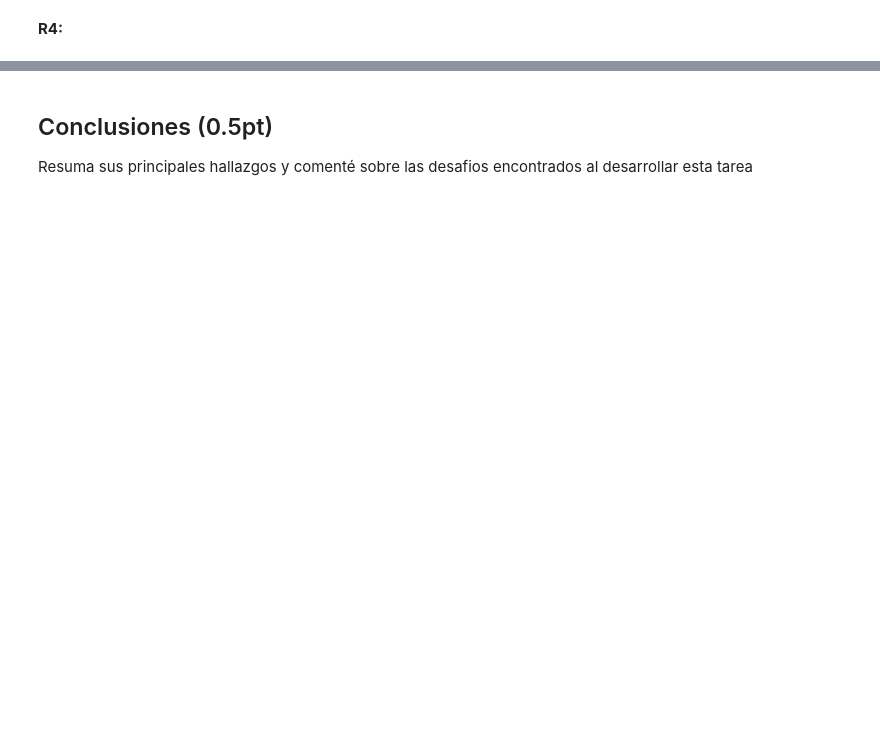
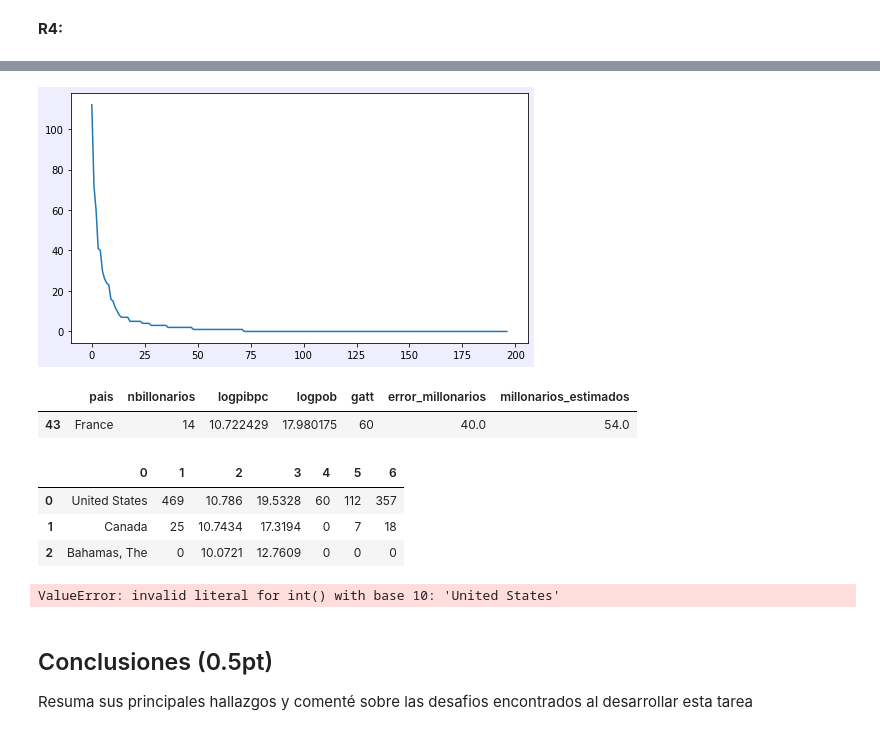
Before and after one commit to Valrojo/info147u2, a Jupyter notebook: info147_tarea2.ipynb, the cells around one changed output, grey strips where cells are left out. Cells and saved outputs as stored; diff of their text form; code cells hidden in the pictures; blank space fills up the shorter version.

```diff
--- a/info147_tarea2.ipynb
+++ b/info147_tarea2.ipynb
@@ -718,0 +632,7 @@ params
+# %%
+millonarios_estimados = np.round(y_estim_BFGS)
+# %%
+error_millonarios = np.abs(millonarios_real-millonarios_estimados)
+# %%
+datos['error_millonarios'] = error_millonarios
+datos['millonarios_estimados'] = millonarios_estimados
@@ -718,0 +660,16 @@ params
+# %%
+error_millonarios_ordenado = np.sort(datos["error_millonarios"])[::-1]
+# %%
+fig, ax = plt.subplots(figsize=(7, 4), tight_layout=True, facecolor='#EEF')
+ax.plot(error_millonarios_ordenado);
+# %% [output]
+[figure, added]
+# %%
+print(datos.loc[datos['error_millonarios'] == 112])
+printdatos.loc[datos['error_millonarios'] == 72]
+datos.loc[datos['error_millonarios'] == 60]
+datos.loc[datos['error_millonarios'] == 41]
+datos.loc[datos['error_millonarios'] == 40]
+# %% [output]
+|  | pais | nbillonarios | logpibpc | logpob | gatt | error_millonarios | millonarios_estimados |
+| 43 | France | 14 | 10.722429 | 17.980175 | 60 | 40.0 | 54.0 |
@@ -719,3 +678,14 @@ params
+# %%
+A2.head(3)
+# %% [output]
+|  | 0 | 1 | 2 | 3 | 4 | 5 | 6 |
+| 0 | United States | 469 | 10.786 | 19.5328 | 60 | 112 | 357 |
+| 1 | Canada | 25 | 10.7434 | 17.3194 | 0 | 7 | 18 |
+| 2 | Bahamas, The | 0 | 10.0721 | 12.7609 | 0 | 0 | 0 |
+# %%
+asd = np.array(datos, dtype=dtype)
+# %% [output]
+ValueError: invalid literal for int() with base 10: 'United States'
 # %% [markdown]
 ## Conclusiones (0.5pt)
 
```
Also changed, not shown: parts of 31 cells of this notebook.
